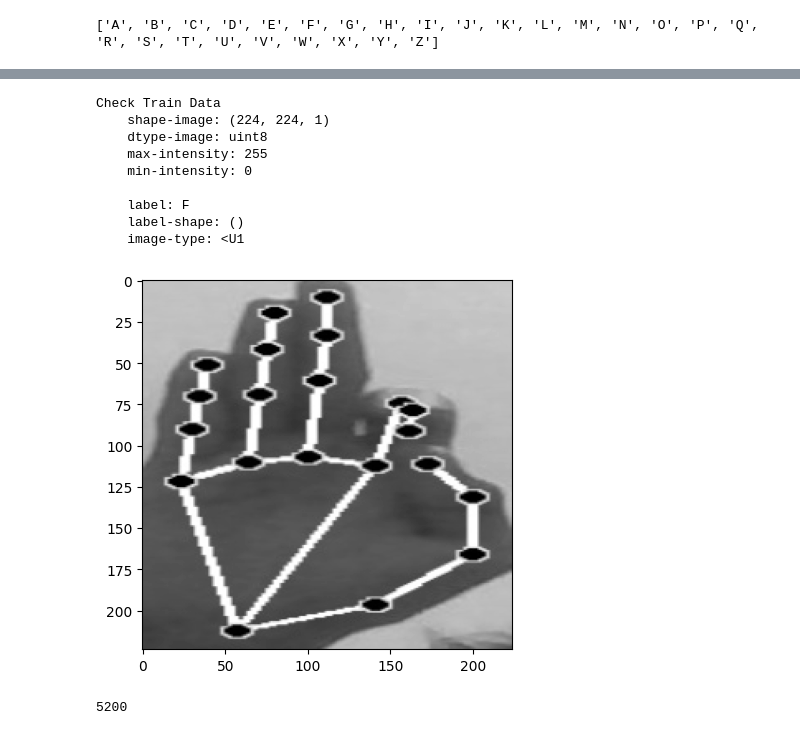
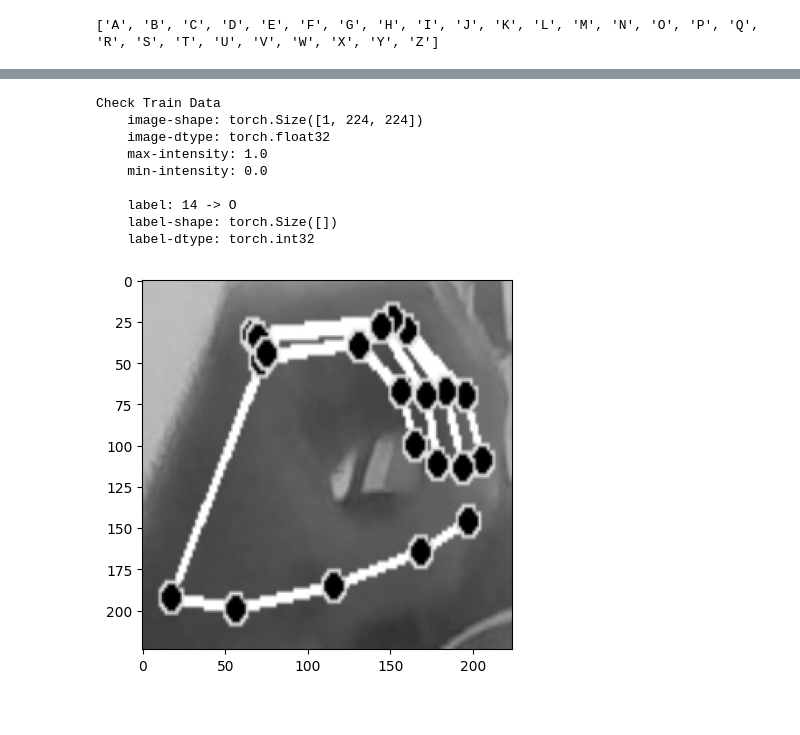
Before and after one commit to AnggaDS01/Python, a Jupyter notebook: Machine-Learning/Projects/Pytorch/Classification-Tasks/Sign-Language-Translator-(DL)/Notebooks/data-preparation.ipynb, the cells around one changed output, grey strips where cells are left out. Drawn from its saved outputs; the diff is of its cells as text; code cells hidden in the pictures.

```diff
--- a/Machine-Learning/Projects/Pytorch/Classification-Tasks/Sign-Language-Translator-(DL)/Notebooks/data-preparation.ipynb
+++ b/Machine-Learning/Projects/Pytorch/Classification-Tasks/Sign-Language-Translator-(DL)/Notebooks/data-preparation.ipynb
@@ -171,27 +276,59 @@ torch_dataset = ImagePathDataset(list_files_path, image_cvt_to_gray=True)
+# %%
+train_image_transform = v2.Compose([
+    v2.ToImage(),
+    v2.ToDtype(torch.float32, scale=True),
+    v2.RandomHorizontalFlip(p=0.5),
+    # v2.Normalize(mean=[0.485, 0.456, 0.406], std=[0.229, 0.224, 0.225]),
+])
+
+valid_image_transform = v2.Compose([
+    v2.ToImage(),
+    v2.ToDtype(torch.float32, scale=True),
+])
+
+sample_label_transform = v2.Compose([
+    LabelToInteger(class_lists),
+    v2.ToDtype(torch.int32)
+])
+# %%
+torch_train_data_transformed = TransformSamples(
+    torch_train_data,
+    train_image_transform,
+    sample_label_transform
+)
+
+torch_valid_data_transformed = TransformSamples(
+    torch_valid_data,
+    valid_image_transform,
+    sample_label_transform
+)
 # %%
-image, label = torch_dataset[1000]
+random_index = np.random.randint(len(torch_train_data_transformed))
+image, label = torch_train_data_transformed[random_index]
+image_plot = np.array(functional.to_pil_image(image))
+
 print(f"{'Check Train Data'.center(10, '=')}", end='')
 print(f'''
-    shape-image: {image.shape}
-    dtype-image: {image.dtype}
+    image-shape: {image.shape}
+    image-dtype: {image.dtype}
     max-intensity: {image.max()}
     min-intensity: {image.min()}
 
-    label: {label}
+    label: {label} -> {class_lists[int(label)]}
     label-shape: {label.shape}
-    image-type: {label.dtype}'''
+    label-dtype: {label.dtype}'''
 )
 
-plt.imshow(image, cmap='gray')
+plt.imshow(image_plot, cmap='gray')
 plt.show()
 # %% [output]
 Check Train Data
-    shape-image: (224, 224, 1)
-    dtype-image: uint8
-    max-intensity: 255
-    min-intensity: 0
+    image-shape: torch.Size([1, 224, 224])
+    image-dtype: torch.float32
+    max-intensity: 1.0
+    min-intensity: 0.0
 
-    label: F
-    label-shape: ()
-    image-type: <U1
+    label: 14 -> O
+    label-shape: torch.Size([])
+    label-dtype: torch.int32
-[figure, old version]
+[figure, new version]
@@ -227,4 +334,0 @@ torch_image_transform = ABC_CLASS_1(torch_dataset, train_image_transform, train_
-# %%
-len(torch_image_transform)
-# %% [output]
-5200
```
Also changed, not shown: parts of 27 cells of this notebook, 4 other files.
